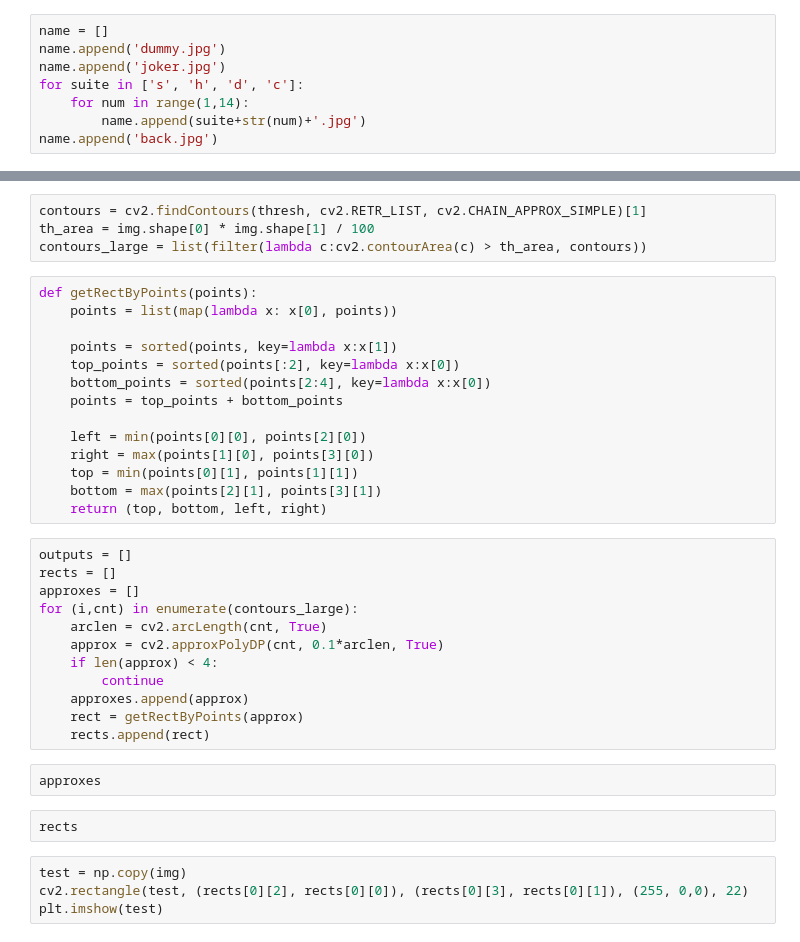
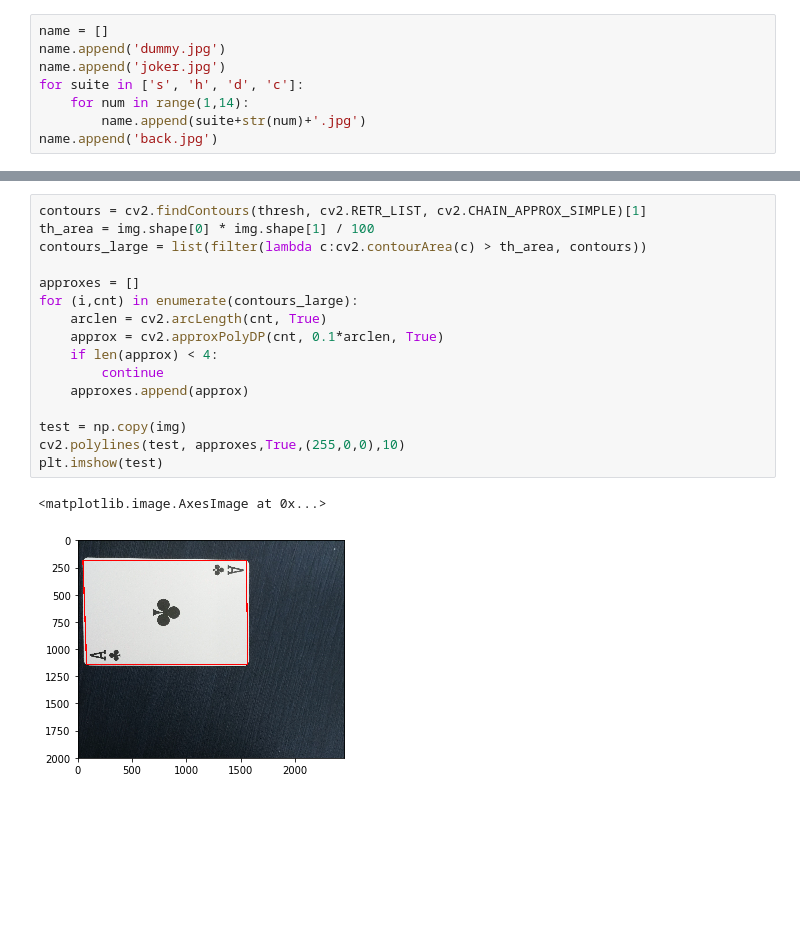
Before and after one commit to belger-dussen/playing_cards_detection, a Jupyter notebook: src/preprocess.ipynb, the cells around one changed output, grey strips where cells are left out. Cells and saved outputs as stored; diff of their text form; blank space fills up the shorter version.

```diff
--- a/src/preprocess.ipynb
+++ b/src/preprocess.ipynb
@@ -36,38 +46,19 @@ plt.imshow(thresh3, cmap='gray')
 # %%
 contours = cv2.findContours(thresh, cv2.RETR_LIST, cv2.CHAIN_APPROX_SIMPLE)[1]
 th_area = img.shape[0] * img.shape[1] / 100
 contours_large = list(filter(lambda c:cv2.contourArea(c) > th_area, contours))
+
+approxes = []
+for (i,cnt) in enumerate(contours_large):
+    arclen = cv2.arcLength(cnt, True)
+    approx = cv2.approxPolyDP(cnt, 0.1*arclen, True)
+    if len(approx) < 4:
+        continue
+    approxes.append(approx)
+
+test = np.copy(img)
+cv2.polylines(test, approxes,True,(255,0,0),10)
+plt.imshow(test)
+# %% [output]
+<matplotlib.image.AxesImage at 0x...>
+[figure, added]
-# %%
-def getRectByPoints(points):
-    points = list(map(lambda x: x[0], points))
-
-    points = sorted(points, key=lambda x:x[1])
-    top_points = sorted(points[:2], key=lambda x:x[0])
-    bottom_points = sorted(points[2:4], key=lambda x:x[0])
-    points = top_points + bottom_points
-
-    left = min(points[0][0], points[2][0])
-    right = max(points[1][0], points[3][0])
-    top = min(points[0][1], points[1][1])
-    bottom = max(points[2][1], points[3][1])
-    return (top, bottom, left, right)
-# %%
-outputs = []
-rects = []
-approxes = []
-for (i,cnt) in enumerate(contours_large):
-    arclen = cv2.arcLength(cnt, True)
-    approx = cv2.approxPolyDP(cnt, 0.1*arclen, True)
-    if len(approx) < 4:
-        continue
-    approxes.append(approx)
-    rect = getRectByPoints(approx)
-    rects.append(rect)
-# %%
-approxes
-# %%
-rects
-# %%
-test = np.copy(img)
-cv2.rectangle(test, (rects[0][2], rects[0][0]), (rects[0][3], rects[0][1]), (255, 0,0), 22)
-plt.imshow(test)
```
Also changed, not shown: parts of 16 cells of this notebook.
